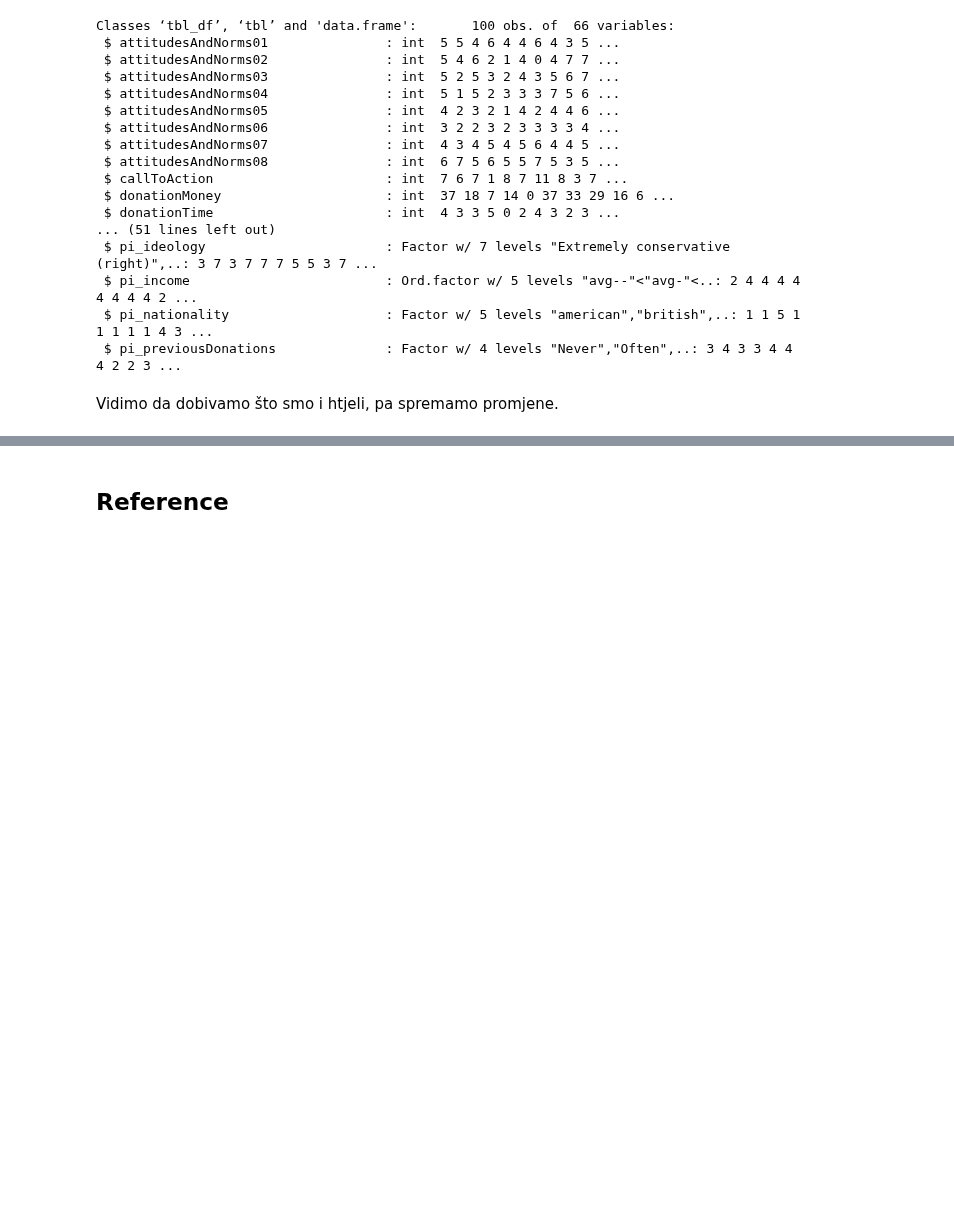
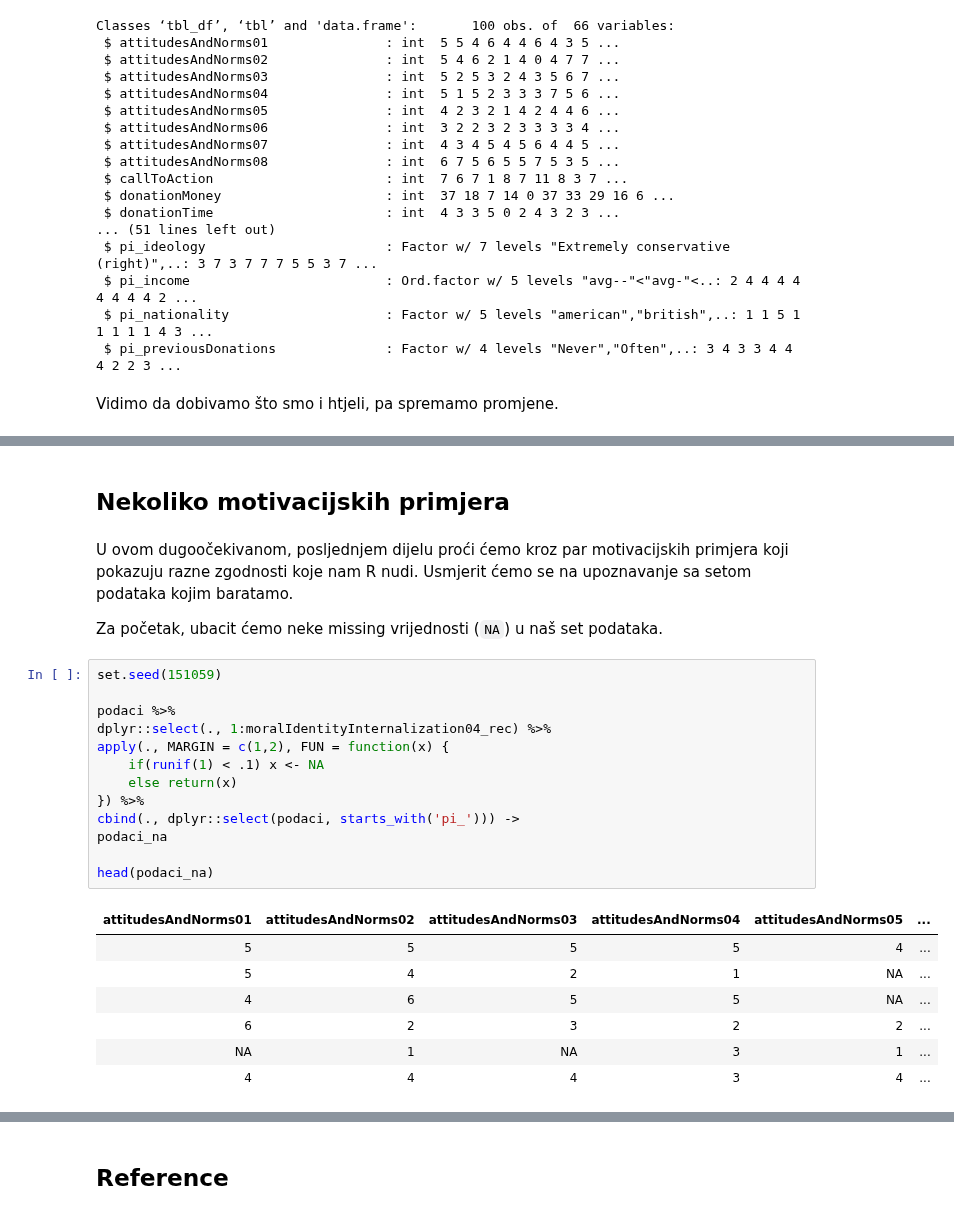
Before and after one commit to vdeni/rdionica, a Jupyter notebook: jupyter-notebook/priprema_podaci_upitnik.ipynb, the cells around one changed output, grey strips where cells are left out. Drawn from its saved outputs; the diff is of its cells as text; blank space fills up the shorter version.

```diff
--- a/jupyter-notebook/priprema_podaci_upitnik.ipynb
+++ b/jupyter-notebook/priprema_podaci_upitnik.ipynb
@@ -911,0 +1027,27 @@ select(1:mf_SanctityDegradation, mf_CareHarm, mf_FairnessCheating,
+# %% [markdown]
+## Nekoliko motivacijskih primjera
+# %% [markdown]
+U ovom dugoočekivanom, posljednjem dijelu proći ćemo kroz par motivacijskih primjera koji pokazuju razne zgodnosti koje nam R nudi. Usmjerit ćemo se na upoznavanje sa setom podataka kojim baratamo.
+
+Za početak, ubacit ćemo neke missing vrijednosti (`NA`) u naš set podataka.
+# %%
+set.seed(151059)
+
+podaci %>%
+dplyr::select(., 1:moralIdentityInternalization04_rec) %>%
+apply(., MARGIN = c(1,2), FUN = function(x) {
+    if(runif(1) < .1) x <- NA
+    else return(x)
+}) %>%
+cbind(., dplyr::select(podaci, starts_with('pi_'))) ->
+podaci_na
+
+head(podaci_na)
+# %% [output]
+| attitudesAndNorms01 | attitudesAndNorms02 | attitudesAndNorms03 | attitudesAndNorms04 | attitudesAndNorms05 | ... |
+| 5 | 5 | 5 | 5 | 4 | ... |
+| 5 | 4 | 2 | 1 | NA | ... |
+| 4 | 6 | 5 | 5 | NA | ... |
+| 6 | 2 | 3 | 2 | 2 | ... |
+| NA | 1 | NA | 3 | 1 | ... |
+| 4 | 4 | 4 | 3 | 4 | ... |
```
Also changed, not shown: parts of 41 cells of this notebook.
